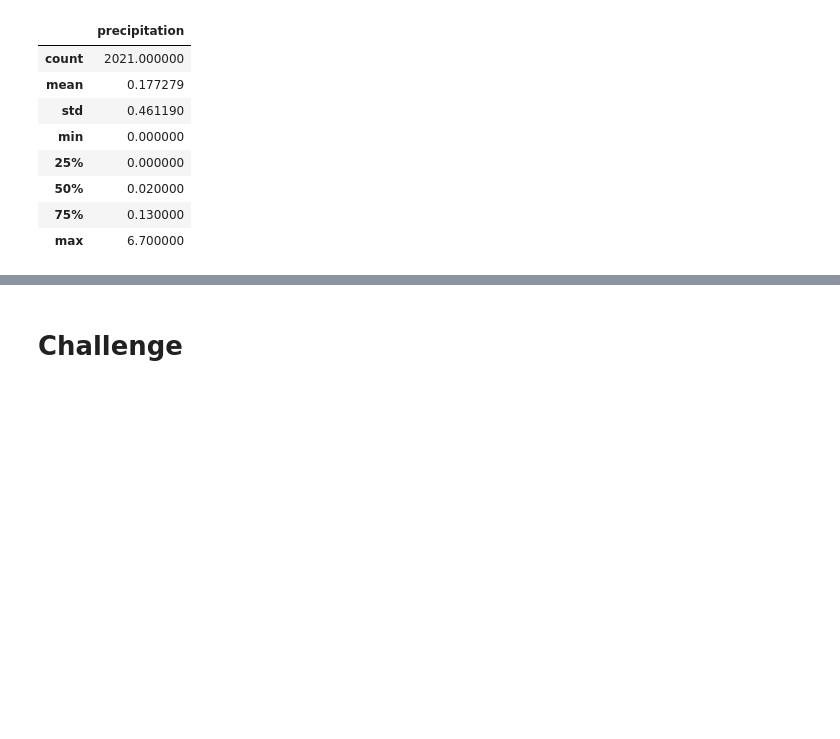
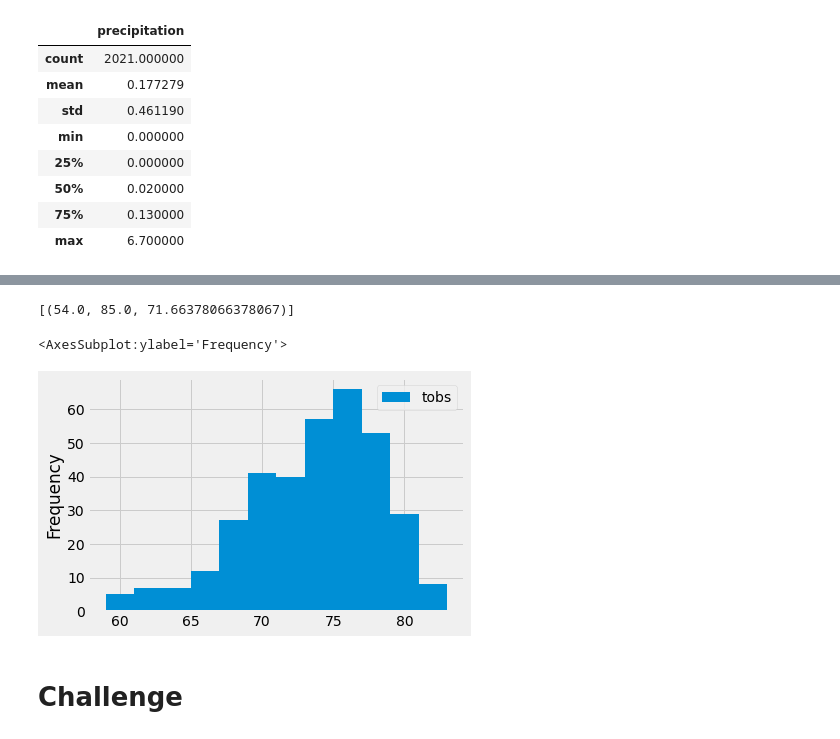
Before and after one commit to RKLong/surfs_up, a Jupyter notebook: climate_analysis.ipynb, the cells around one changed output, grey strips where cells are left out. Cells and saved outputs as stored; diff of their text form; code cells hidden in the pictures; blank space fills up the shorter version.

```diff
--- a/climate_analysis.ipynb
+++ b/climate_analysis.ipynb
@@ -103,3 +126,50 @@ df.describe()
+# %%
+# 9.3.3
+# Using the station id from the previous query, calculate the lowest temperature recorded,
+# highest temperature recorded, and average temperature most active station?
+## session.query()
+
+### Calculate the minimum, maximum and average temperatures suing func.min, func.max and func.avg
+## session.query(func.min(Measurement.tobs), func.max(Measurement.tobs), func.avg(Measurement.tobs))
+
+### Filtering out other stations except the most active one. see results of 9.3.1
+## session.query(func.min(Measurement.tobs), func.max(Measurement.tobs), func.avg(Measurement.tobs)).\
+## filter(Measurement.station =='USC00519281)
+
+### returning all the results of the query by addingusing the .all function
+session.query(func.min(Measurement.tobs), func.max(Measurement.tobs), func.avg(Measurement.tobs)).\
+filter(Measurement.station =='USC00519281').all()
+# %% [output]
+[(54.0, 85.0, 71.66378066378067)]
+# %%
+# 9.3.4A
+# Choose the station with the highest number of temperature observations.
+# Query the last 12 months of temperature observation data for this station and plot the results as a histogram
+# session.query(Measurement.tobs)
+
+### filtering out the most ative stations except the most active stations
+## results = session.query(Measurement.tobs).\
+## filter(Measurement.station == 'USC00519281')
+
+## applying another filter to consider only the most recent year and adding .all() to the list
+results = session.query(Measurement.tobs).\
+filter(Measurement.station == 'USC00519281').\
+filter(Measurement.date >= prev_year).all()
+#print (results)
+
+## converting the results to a DataFrame
+df = pd.DataFrame(results, columns =['tobs'])
+#print(df)
+
+##creating a histogram for the temperature observations
+#df.plot.hist(bins=12)
+##using teh plt.tight_layout()to compress the x-axis labels
+#plt.tight_layout()
+
+df.plot.hist(bins=12)
+# %% [output]
+<AxesSubplot:ylabel='Frequency'>
+[figure, added]
 # %%
 # Write a function called `calc_temps` that will accept start date and end date in the format '%Y-%m-%d'
 # and return the minimum, average, and maximum temperatures for that range of dates
```
Also changed, not shown: parts of 6 cells of this notebook.
